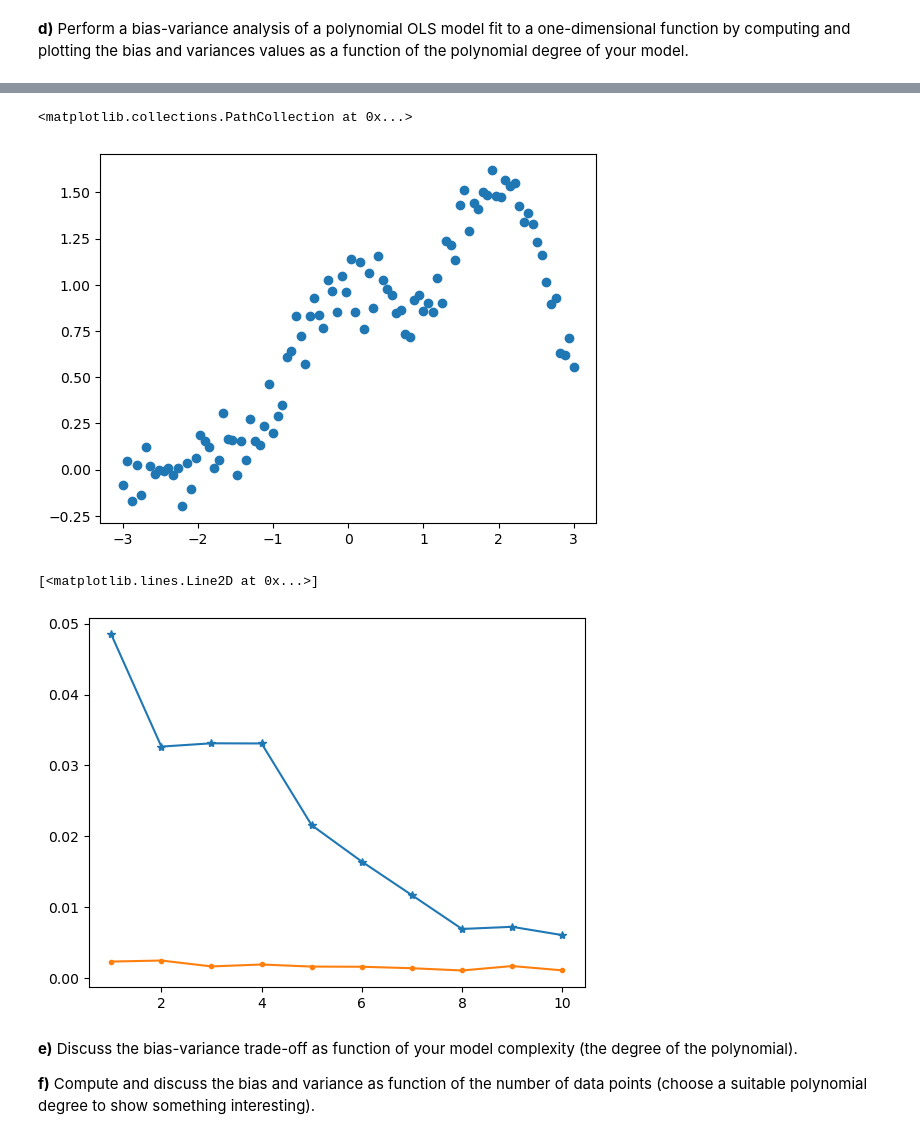
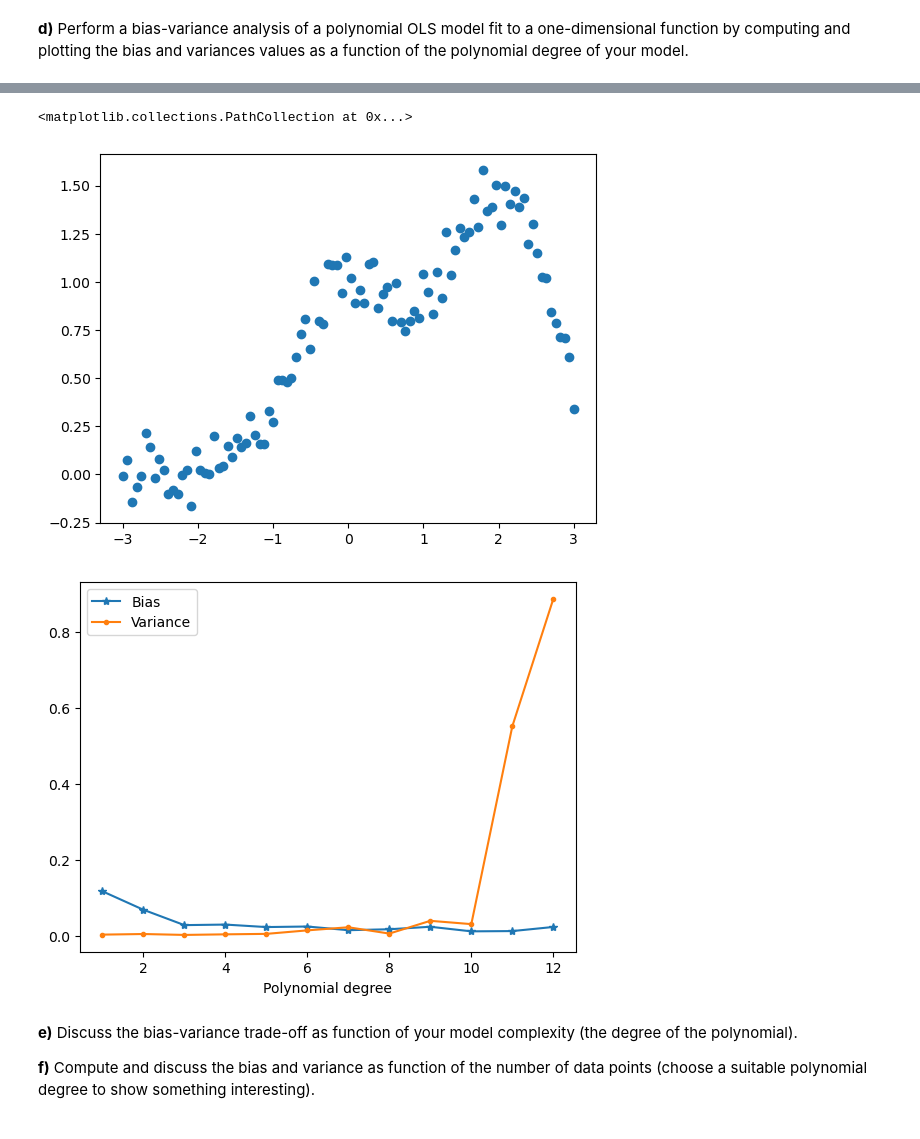
Before and after one commit to johnmagj/FYS-STK4155, a Jupyter notebook: Week38/exercises_week38.ipynb, the cells around one changed output, grey strips where cells are left out. Drawn from its saved outputs; the diff is of its cells as text; code cells hidden in the pictures.

```diff
--- a/Week38/exercises_week38.ipynb
+++ b/Week38/exercises_week38.ipynb
@@ -400,15 +400,15 @@ from sklearn.utils import resample
 n = 100
 bootstraps = 1000
 
-np.random.seed(2025)
+#np.random.seed(2025)
 
 x = np.linspace(-3, 3, n)
-y = np.exp(-(x**2)) + 1.5 * np.exp(-((x - 2) ** 2)) + np.random.normal(0, 0.1, n)
+y = np.exp(-(x**2)) + 1.5*np.exp(-(x - 2)**2) + np.random.normal(0, 0.1, n)
 
 x = x.reshape(-1,1)
 y = y.reshape(-1,1)
 
-max_degree = 14
+max_degree = 12
 poly_degrees = np.arange(1, max_degree + 1, 1)
 
 biases = np.zeros(max_degree)
@@ -417,14 +417,14 @@ MSEs = np.zeros(max_degree)
 
 x_train, x_test, y_train, y_test = train_test_split(x, y, test_size=0.2)
 
+y_test = y_test.reshape(-1,1)
+
+predictions = np.zeros([bootstraps, len(y_test)])
+
 for degree in range(len(poly_degrees)):
     poly_features = PolynomialFeatures(poly_degrees[degree], include_bias=True)
     X_train = poly_features.fit_transform(x_train)
     X_test = poly_features.transform(x_test)
-
-
-    predictions = np.zeros([bootstraps, len(y_test)])
-    #targets = np.zeros([bootstraps, len(y_test)])
 
     for b in range(bootstraps):
         X_train_resampled, y_train_resampled = resample(X_train, y_train)
@@ -432,12 +432,16 @@ for degree in range(len(poly_degrees)):
         model = LinearRegression().fit(X_train_resampled, y_train_resampled)
         predictions[b,:] = model.predict(X_test).ravel()
 
-    mean_preds = np.mean(predictions, axis=0)
-    bias = np.mean((mean_preds - y_test.ravel())**2)
-    variance = np.mean(np.var(predictions, axis=0))
-    #mse = np.mean((predictions - y_test.ravel())**2)
-    mse = np.mean((predictions - y_test.ravel()[None, :])**2)
-
+    #mean_preds = np.mean(predictions, axis=0)
+    #bias = np.mean((mean_preds - y_test.ravel())**2)
+    #variance = np.mean(np.var(predictions, axis=0))
+    ##mse = np.mean((predictions - y_test.ravel())**2)
+    #mse = np.mean((predictions - y_test.ravel()[None, :])**2)
+    print(y_test.shape)
+    print(predictions.shape)
+    MSEs[degree] = np.mean(np.mean((y_test - predictions)**2, axis=0, keepdims=True))
+    biases[degree] = np.mean((y_test - np.mean(predictions, axis=0, keepdims=True))**2)
+    variances[degree] = np.mean(np.var(predictions, axis=0, keepdims=True))
 
     biases[degree] = bias
     variances[degree] = variance
@@ -466,16 +495,16 @@ for degree in range(len(poly_degrees)):
 plt.scatter(x,y)
 # %% [output]
 <matplotlib.collections.PathCollection at 0x...>
-[figure, old version]
+[figure, new version]
 # %%
 plt.plot(poly_degrees, biases, '*-', label="Bias")
 plt.plot(poly_degrees, variances, '.-', label="Variance")
+plt.xlabel("Polynomial degree")
 plt.legend()
 plt.show()
 plt.close()
 # %% [output]
-[<matplotlib.lines.Line2D at 0x...>]
-[figure, old version]
+[figure, new version]
 # %% [markdown]
 **e)** Discuss the bias-variance trade-off as function of your model complexity (the degree of the polynomial).
 
```
Also changed, not shown: parts of 9 cells of this notebook.
